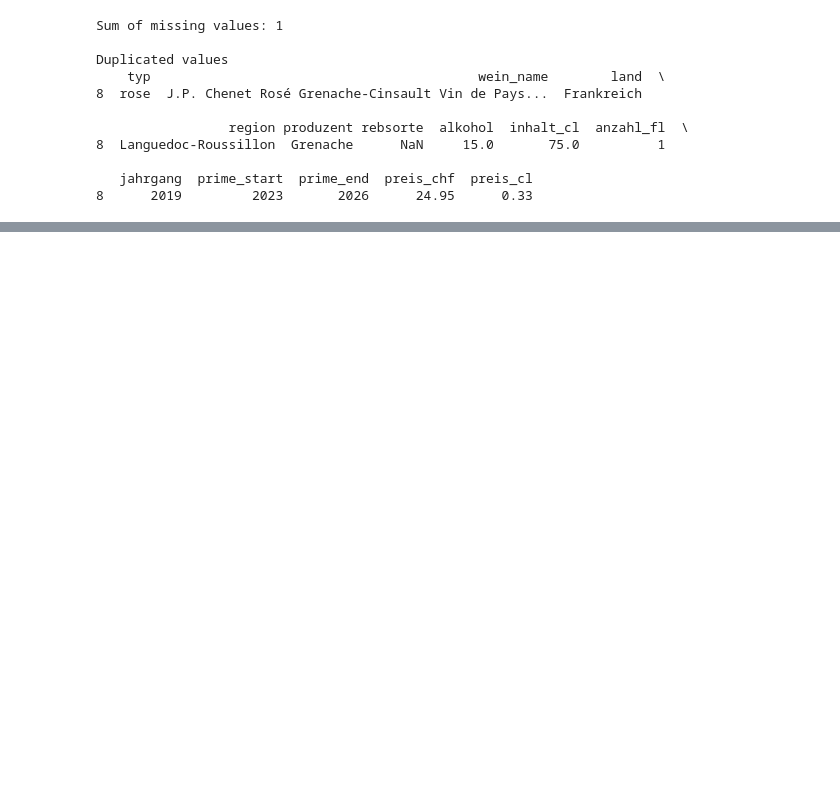
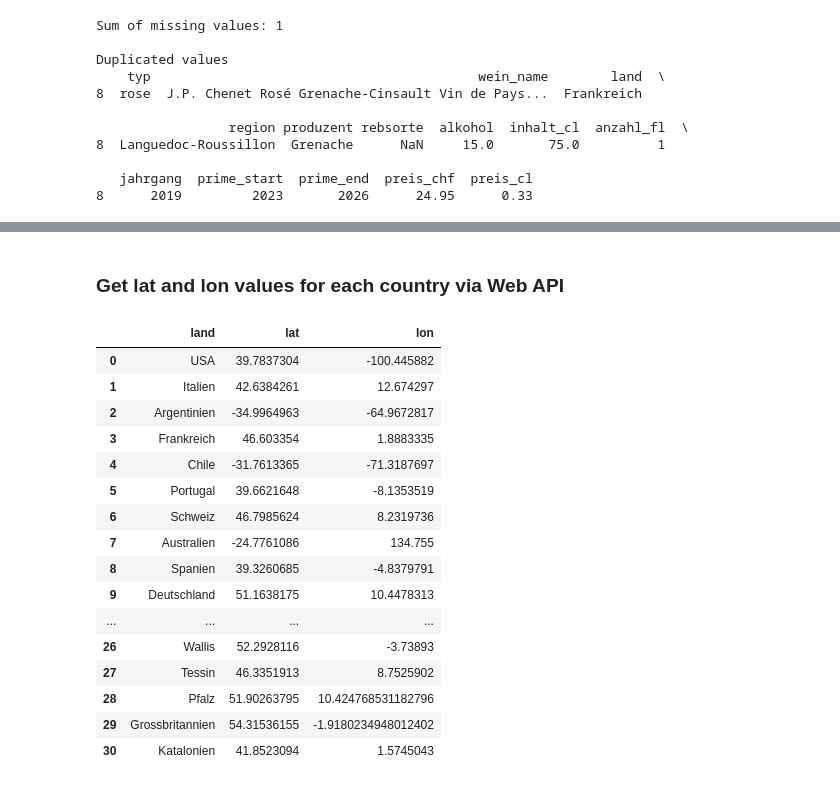
Before and after one commit to TobiasFatzer/data_analytics_final_project, a Jupyter notebook: 01_data_preparation.ipynb, the cells around one changed output, grey strips where cells are left out. Saved outputs shown, nothing was run; the diff lists cells and outputs as text; code cells hidden in the pictures; blank space fills up the shorter version.

```diff
--- a/01_data_preparation.ipynb
+++ b/01_data_preparation.ipynb
@@ -341,0 +360,6 @@ Duplicated values
+# %%
+df1 = df_cleaned[['land']]
+df2 = df1.dropna()
+df3 = df2.drop_duplicates()
+df3 = df3.reset_index(drop=True)
+df3.head()
@@ -341,0 +373,54 @@ Duplicated values
+# %% [markdown]
+### Get lat and lon values for each country via Web API
+# %%
+# create variables
+geolocation = []
+n = 1
+
+# Iterate through each value and get lat and lon
+for i in df3['land'].astype(str):
+
+    print('Geocoding address',
+          n,
+          'out of',
+          len(df3['land']),
+          ':',
+          i)
+    n=n+1
+    clear_output(wait=True)
+
+    try:
+            url = 'https://nominatim.openstreetmap.org/search/' + urllib.parse.quote(i) +'?format=json'
+            response = requests.get(url).json()
+            geolocation.append(pd.Series(data={'lat': response[0]["lat"], 'lon': response[0]["lon"]}))
+
+    except:
+            geolocation.append(pd.Series(data={'lat': None, 'lon': None}))
+
+
+
+# Write lat and lon to df
+df_loc = pd.DataFrame(geolocation,
+                      columns=("lat", "lon"),
+                      index=range(len(df3['land'])))
+df3['lat'] = df_loc['lat']
+df3['lon'] = df_loc['lon']
+df3.head(50)
+# %% [output]
+|  | land | lat | lon |
+| 0 | USA | 39.7837304 | -100.445882 |
+| 1 | Italien | 42.6384261 | 12.674297 |
+| 2 | Argentinien | -34.9964963 | -64.9672817 |
+| 3 | Frankreich | 46.603354 | 1.8883335 |
+| 4 | Chile | -31.7613365 | -71.3187697 |
+| 5 | Portugal | 39.6621648 | -8.1353519 |
+| 6 | Schweiz | 46.7985624 | 8.2319736 |
+| 7 | Australien | -24.7761086 | 134.755 |
+| 8 | Spanien | 39.3260685 | -4.8379791 |
+| 9 | Deutschland | 51.1638175 | 10.4478313 |
+| ... | ... | ... | ... |
+| 26 | Wallis | 52.2928116 | -3.73893 |
+| 27 | Tessin | 46.3351913 | 8.7525902 |
+| 28 | Pfalz | 51.90263795 | 10.424768531182796 |
+| 29 | Grossbritannien | 54.31536155 | -1.9180234948012402 |
+| 30 | Katalonien | 41.8523094 | 1.5745043 |
```
Also changed, not shown: parts of 16 cells of this notebook, 2 other files.
